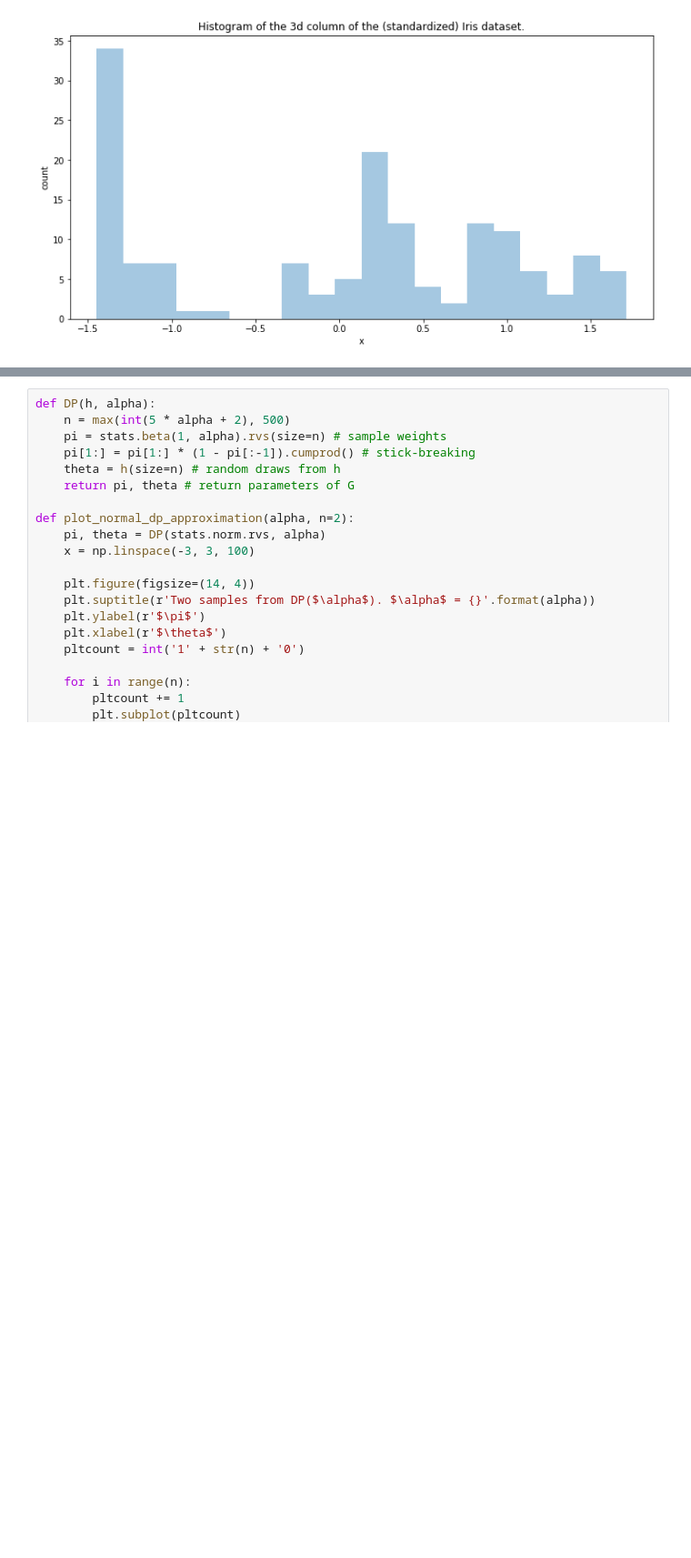
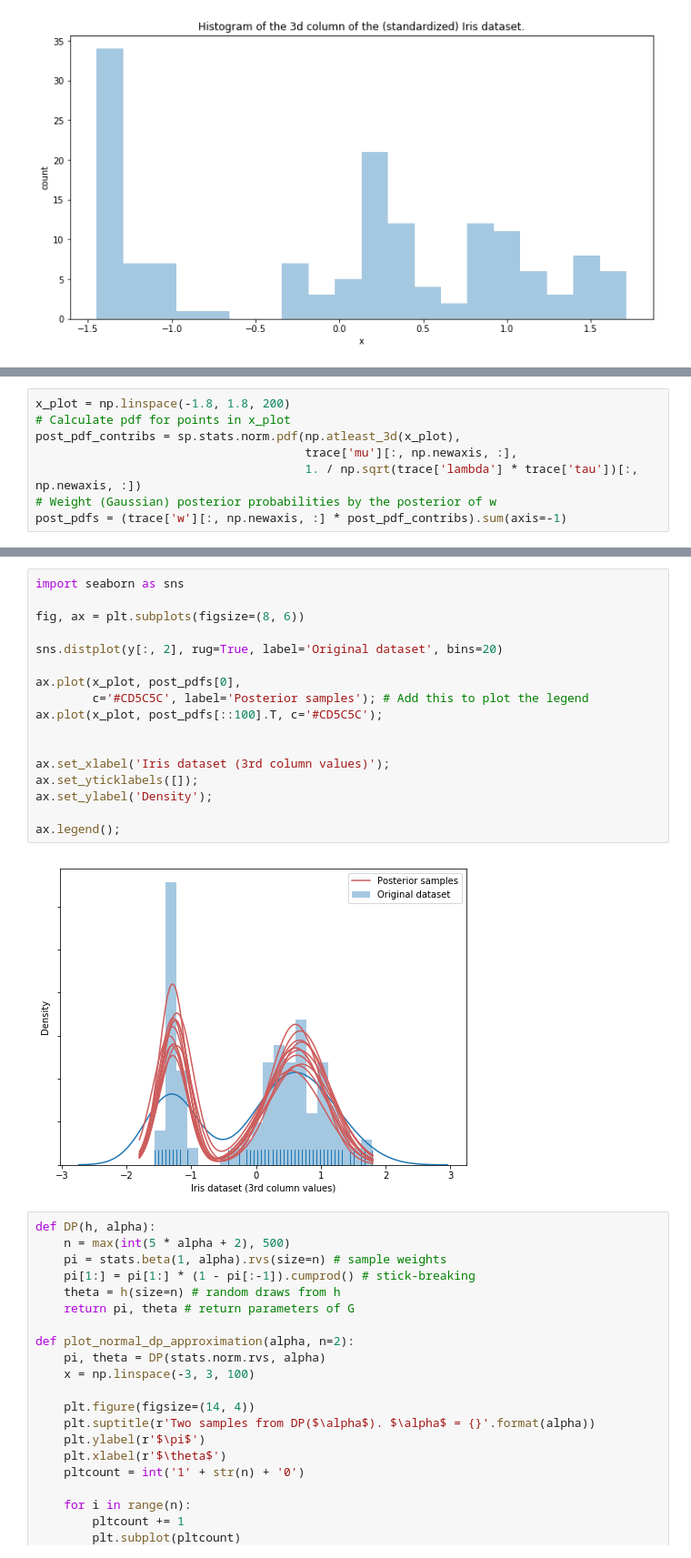
Before and after one commit to arrigonialberto86/funtime, a Jupyter notebook: ipynb/Dirichlet_processes.ipynb, the cells around one changed output, grey strips where cells are left out. Shown at 91% size. Saved outputs shown, nothing was run; the diff lists cells and outputs as text; blank space fills up the shorter version.

```diff
--- a/ipynb/Dirichlet_processes.ipynb
+++ b/ipynb/Dirichlet_processes.ipynb
@@ -117,0 +74,8 @@ array([<matplotlib.axes._subplots.AxesSubplot object at 0x...>],
+# %%
+x_plot = np.linspace(-1.8, 1.8, 200)
+# Calculate pdf for points in x_plot
+post_pdf_contribs = sp.stats.norm.pdf(np.atleast_3d(x_plot),
+                                      trace['mu'][:, np.newaxis, :],
+                                      1. / np.sqrt(trace['lambda'] * trace['tau'])[:, np.newaxis, :])
+# Weight (Gaussian) posterior probabilities by the posterior of w
+post_pdfs = (trace['w'][:, np.newaxis, :] * post_pdf_contribs).sum(axis=-1)
@@ -118,3 +87,22 @@ array([<matplotlib.axes._subplots.AxesSubplot object at 0x...>],
+# %%
+import seaborn as sns
+
+fig, ax = plt.subplots(figsize=(8, 6))
+
+sns.distplot(y[:, 2], rug=True, label='Original dataset', bins=20)
+
+ax.plot(x_plot, post_pdfs[0],
+        c='#CD5C5C', label='Posterior samples'); # Add this to plot the legend
+ax.plot(x_plot, post_pdfs[::100].T, c='#CD5C5C');
+
+
+ax.set_xlabel('Iris dataset (3rd column values)');
+ax.set_yticklabels([]);
+ax.set_ylabel('Density');
+
+ax.legend();
+# %% [output]
+[figure, added]
 # %%
 def DP(h, alpha):
     n = max(int(5 * alpha + 2), 500)
```
Also changed, not shown: parts of 6 cells of this notebook.
